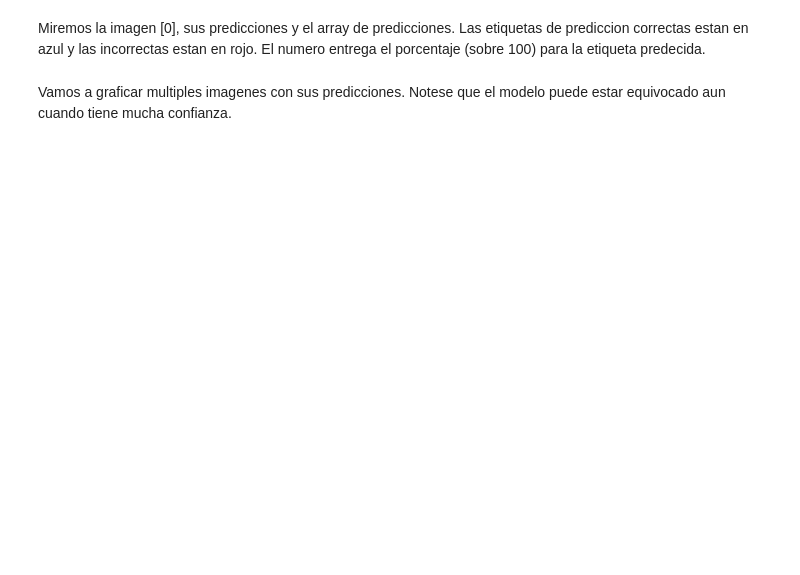
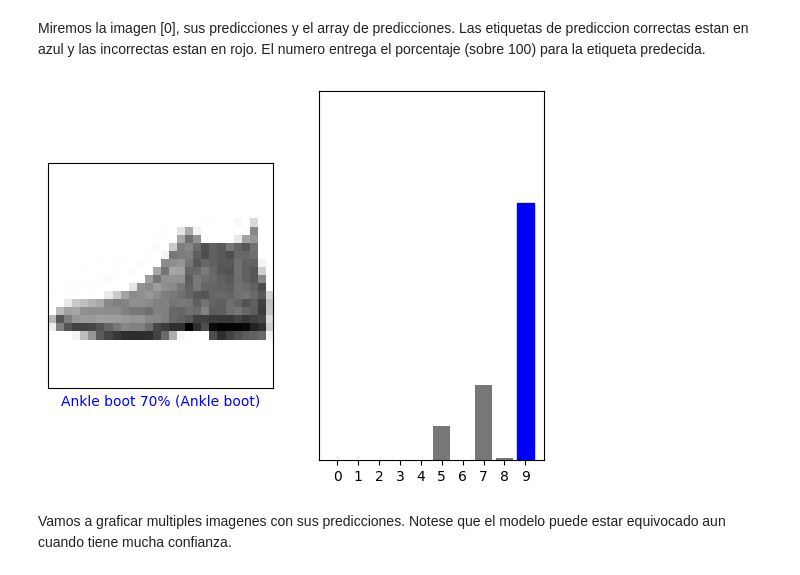
Before and after one commit to Mlcruz9/DS_TheBridgeBBK_SBIL2023, a Jupyter notebook: 3-Machine_Learning/3-Deep_Learning/1-Intro Deep Learning/ejercicios/Deep Learning classification.ipynb, the cells around one changed output. Saved outputs shown, nothing was run; the diff lists cells and outputs as text; code cells hidden in the pictures; blank space fills up the shorter version.

```diff
--- a/3-Machine_Learning/3-Deep_Learning/1-Intro Deep Learning/ejercicios/Deep Learning classification.ipynb
+++ b/3-Machine_Learning/3-Deep_Learning/1-Intro Deep Learning/ejercicios/Deep Learning classification.ipynb
@@ -158,3 +187,10 @@ Construye todas las capas del modelo.
+# %%
+capas = [keras.layers.Flatten(input_shape = (X_train[0].shape)),
+         keras.layers.Dense(300, 'relu'),
+         keras.layers.Dense(100, 'relu'),
+         keras.layers.Dense(10, 'softmax')]
+
+model = keras.models.Sequential(capas)
 # %% [markdown]
 ### Compila el modelo
 
@@ -166,6 +202,16 @@ Antes de que el modelo este listo para entrenar , se necesitan algunas configura
 
 
 Como es un problema de clasificación multiclase, tendrás que usar `sparse_categorical_crossentropy` como función de coste. En cuanto a las métricas, usa simplemente `accuracy`.
+# %%
+model.compile(loss = 'sparse_categorical_crossentropy',
+              optimizer= 'sgd',
+              metrics = ['accuracy'])
 # %% [markdown]
 ## Entrenar el Modelo
 Empieza entrenándolo con 10 epochs. Prueba con más
+# %%
+history = model.fit(X_train_scal,
+                    y_train,
+                    batch_size= 128,
+                    epochs= 10,
+                    validation_split= 0.20)
@@ -218,2 +323,2 @@ Entonces, el modelo tiene mayor confianza que esta imagen es un bota de tobillo
 # %%
-# y_test_predict = model.predict(X_test_scal)
+y_test_predict = model.predict(X_test_scal)
@@ -220,11 +327,13 @@ Entonces, el modelo tiene mayor confianza que esta imagen es un bota de tobillo
 # %% [markdown]
 Miremos la imagen [0], sus predicciones y el array de predicciones. Las etiquetas de prediccion correctas estan en azul y las incorrectas estan en rojo. El numero entrega el porcentaje (sobre 100) para la etiqueta predecida.
 # %%
-# plt.subplot(1, 2, 1)
-# plot_image(0, y_test_predict[0], y_test, X_test)
+plt.subplot(1, 2, 1)
+plot_image(0, y_test_predict[0], y_test, X_test)
 
-# plt.subplot(1, 2, 2)
-# plot_value_array(0, y_test_predict[0], y_test)
+plt.subplot(1, 2, 2)
+plot_value_array(0, y_test_predict[0], y_test)
+# %% [output]
+[figure, added]
 # %% [markdown]
 Vamos a graficar multiples imagenes con sus predicciones. Notese que el modelo puede estar equivocado aun cuando tiene mucha confianza.
 # %%
```
Also changed, not shown: parts of 33 cells of this notebook, 2 other files.
